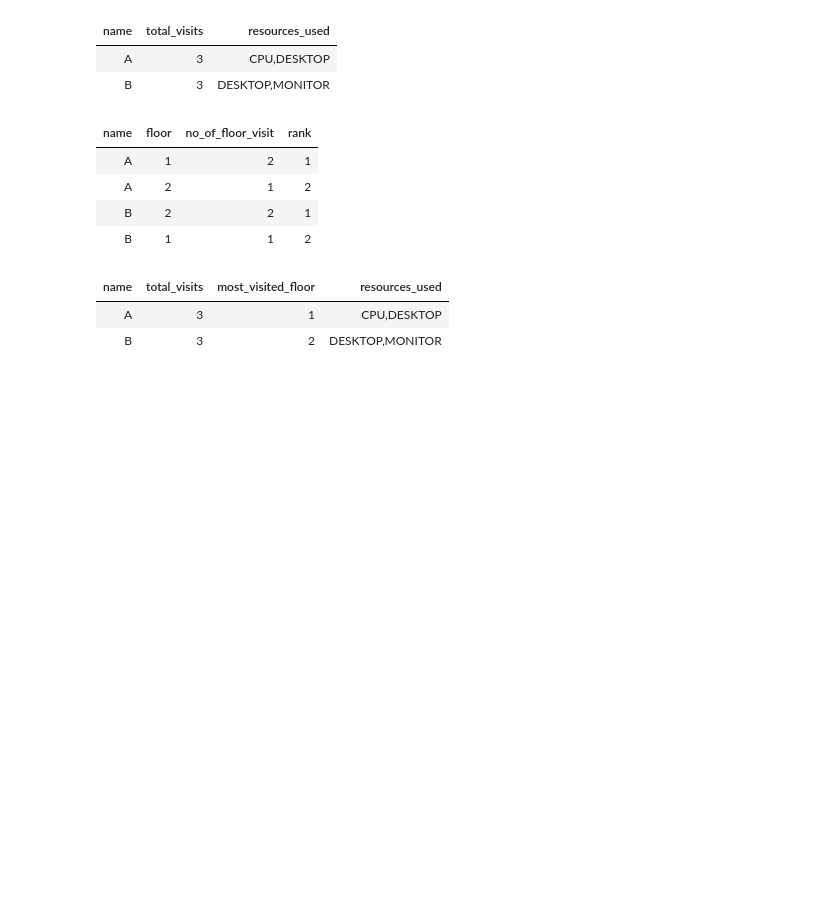
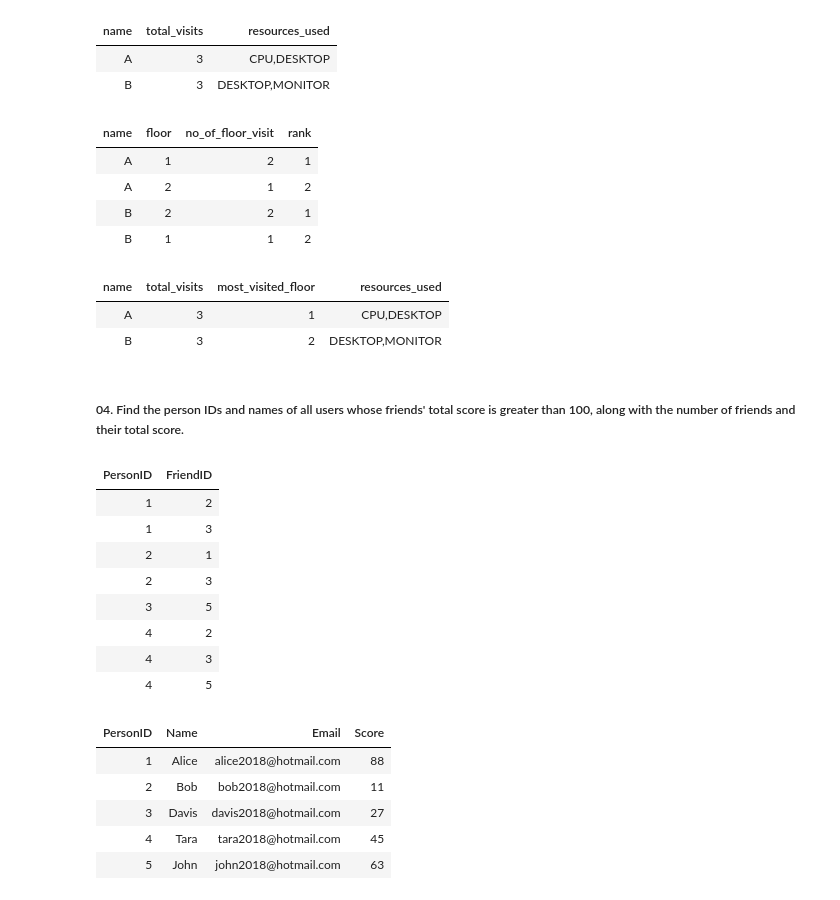
Before and after one commit to Rupam-1/SQL-Pyspark-practise_youtube, a Jupyter notebook: 02.PYSPARK.ipynb, the cells around one changed output. Cells and saved outputs as stored; diff of their text form; code cells hidden in the pictures; blank space fills up the shorter version.

```diff
--- a/02.PYSPARK.ipynb
+++ b/02.PYSPARK.ipynb
@@ -268,3 +268,52 @@ final_df.display()
 | name | total_visits | most_visited_floor | resources_used |
 | A | 3 | 1 | CPU,DESKTOP |
 | B | 3 | 2 | DESKTOP,MONITOR |
+# %% [markdown]
+##### 04. Find the person IDs and names of all users whose friends' total score is greater than 100, along with the number of friends and their total score.
+# %%
+from pyspark.sql import SparkSession
+
+spark = SparkSession.builder.getOrCreate()
+person_data = [
+    (1, "Alice", "alice2018@hotmail.com", 88),
+    (2, "Bob", "bob2018@hotmail.com", 11),
+    (3, "Davis", "davis2018@hotmail.com", 27),
+    (4, "Tara", "tara2018@hotmail.com", 45),
+    (5, "John", "john2018@hotmail.com", 63)
+]
+person_columns = ["PersonID", "Name", "Email", "Score"]
+person_df = spark.createDataFrame(person_data, person_columns)
+person_df.write.mode("Overwrite").saveAsTable("person")
+
+friend_data = [
+    (1, 2),
+    (1, 3),
+    (2, 1),
+    (2, 3),
+    (3, 5),
+    (4, 2),
+    (4, 3),
+    (4, 5)
+]
+friend_columns = ["PersonID", "FriendID"]
+friend_df = spark.createDataFrame(friend_data, friend_columns)
+friend_df.write.mode("Overwrite").saveAsTable("friend")
+
+friend_df.display()
+person_df.display()
+# %% [output]
+| PersonID | FriendID |
+| 1 | 2 |
+| 1 | 3 |
+| 2 | 1 |
+| 2 | 3 |
+| 3 | 5 |
+| 4 | 2 |
+| 4 | 3 |
+| 4 | 5 |
+| PersonID | Name | Email | Score |
+| 1 | Alice | alice2018@hotmail.com | 88 |
+| 2 | Bob | bob2018@hotmail.com | 11 |
+| 3 | Davis | davis2018@hotmail.com | 27 |
+| 4 | Tara | tara2018@hotmail.com | 45 |
+| 5 | John | john2018@hotmail.com | 63 |
```
Also changed, not shown: parts of 1 cell of this notebook, 1 other file.
